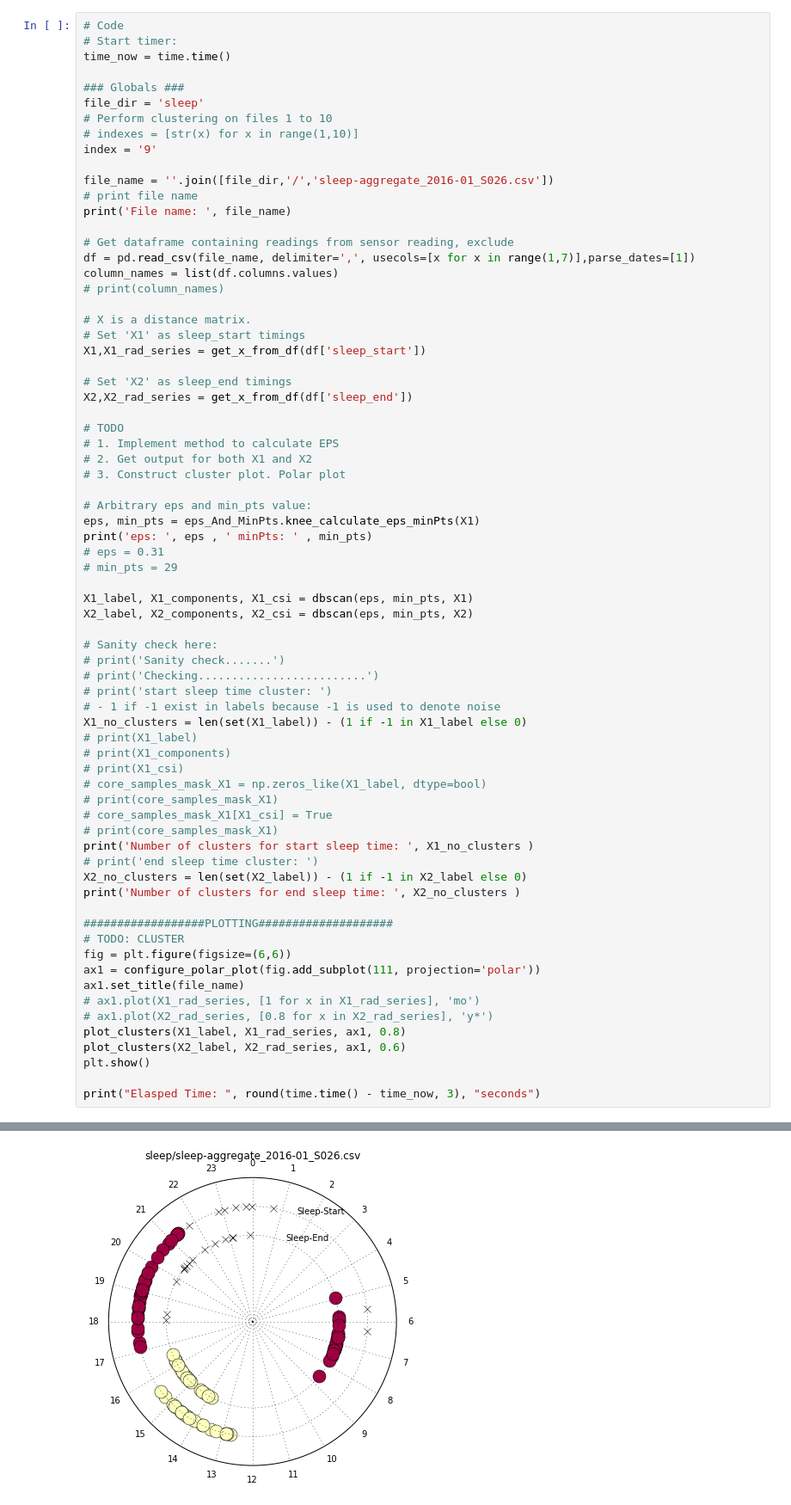
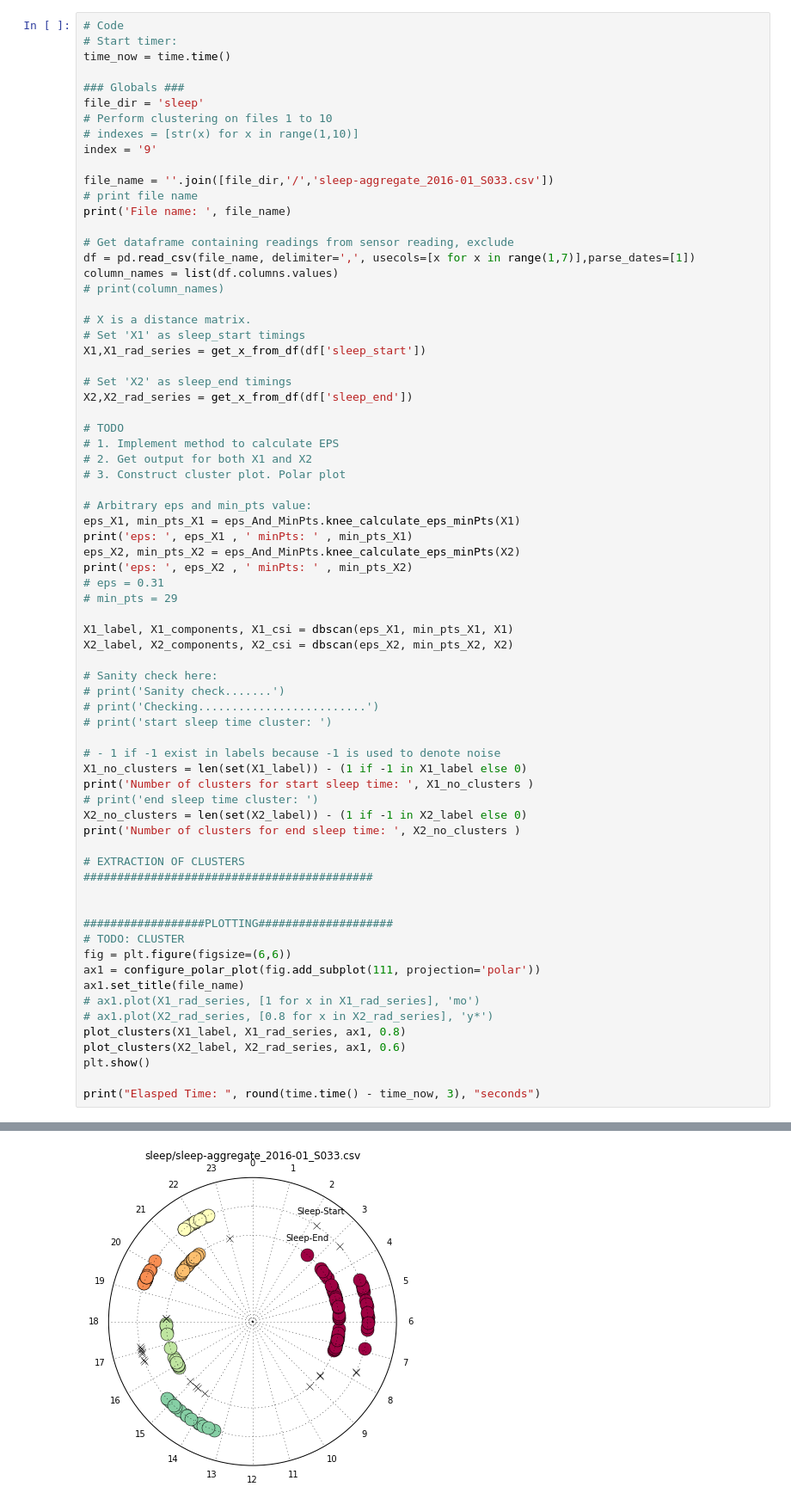
Before and after one commit to atwj/SMU-iCity-internship-analytics, a Jupyter notebook: Project/ADL/DBSCAN.ipynb, the cells around one changed output, grey strips where cells are left out. Shown at 86% size. Drawn from its saved outputs; the diff is of its cells as text.

Commit message:
Parameters now calculated dynamically

```diff
--- a/Project/ADL/DBSCAN.ipynb
+++ b/Project/ADL/DBSCAN.ipynb
@@ -114,7 +108,7 @@ file_dir = 'sleep'
 # indexes = [str(x) for x in range(1,10)]
 index = '9'
 
-file_name = ''.join([file_dir,'/','sleep-aggregate_2016-01_S026.csv'])
+file_name = ''.join([file_dir,'/','sleep-aggregate_2016-01_S033.csv'])
 # print file name
 print('File name: ', file_name)
 
@@ -136,31 +130,31 @@ X2,X2_rad_series = get_x_from_df(df['sleep_end'])
 # 3. Construct cluster plot. Polar plot
 
 # Arbitrary eps and min_pts value:
-eps, min_pts = eps_And_MinPts.knee_calculate_eps_minPts(X1)
-print('eps: ', eps , ' minPts: ' , min_pts)
+eps_X1, min_pts_X1 = eps_And_MinPts.knee_calculate_eps_minPts(X1)
+print('eps: ', eps_X1 , ' minPts: ' , min_pts_X1)
+eps_X2, min_pts_X2 = eps_And_MinPts.knee_calculate_eps_minPts(X2)
+print('eps: ', eps_X2 , ' minPts: ' , min_pts_X2)
 # eps = 0.31
 # min_pts = 29
 
-X1_label, X1_components, X1_csi = dbscan(eps, min_pts, X1)
-X2_label, X2_components, X2_csi = dbscan(eps, min_pts, X2)
+X1_label, X1_components, X1_csi = dbscan(eps_X1, min_pts_X1, X1)
+X2_label, X2_components, X2_csi = dbscan(eps_X2, min_pts_X2, X2)
 
 # Sanity check here:
 # print('Sanity check.......')
 # print('Checking.........................')
 # print('start sleep time cluster: ')
+
 # - 1 if -1 exist in labels because -1 is used to denote noise
 X1_no_clusters = len(set(X1_label)) - (1 if -1 in X1_label else 0)
-# print(X1_label)
-# print(X1_components)
-# print(X1_csi)
-# core_samples_mask_X1 = np.zeros_like(X1_label, dtype=bool)
-# print(core_samples_mask_X1)
-# core_samples_mask_X1[X1_csi] = True
-# print(core_samples_mask_X1)
 print('Number of clusters for start sleep time: ', X1_no_clusters )
 # print('end sleep time cluster: ')
 X2_no_clusters = len(set(X2_label)) - (1 if -1 in X2_label else 0)
 print('Number of clusters for end sleep time: ', X2_no_clusters )
+
+# EXTRACTION OF CLUSTERS
+###########################################
+
 
 ##################PLOTTING####################
 # TODO: CLUSTER
@@ -183 +179 @@ Number of clusters for end sleep time:  2
-[figure, old version]
+[figure, new version]
```
Also changed, not shown: parts of 2 cells of this notebook.
